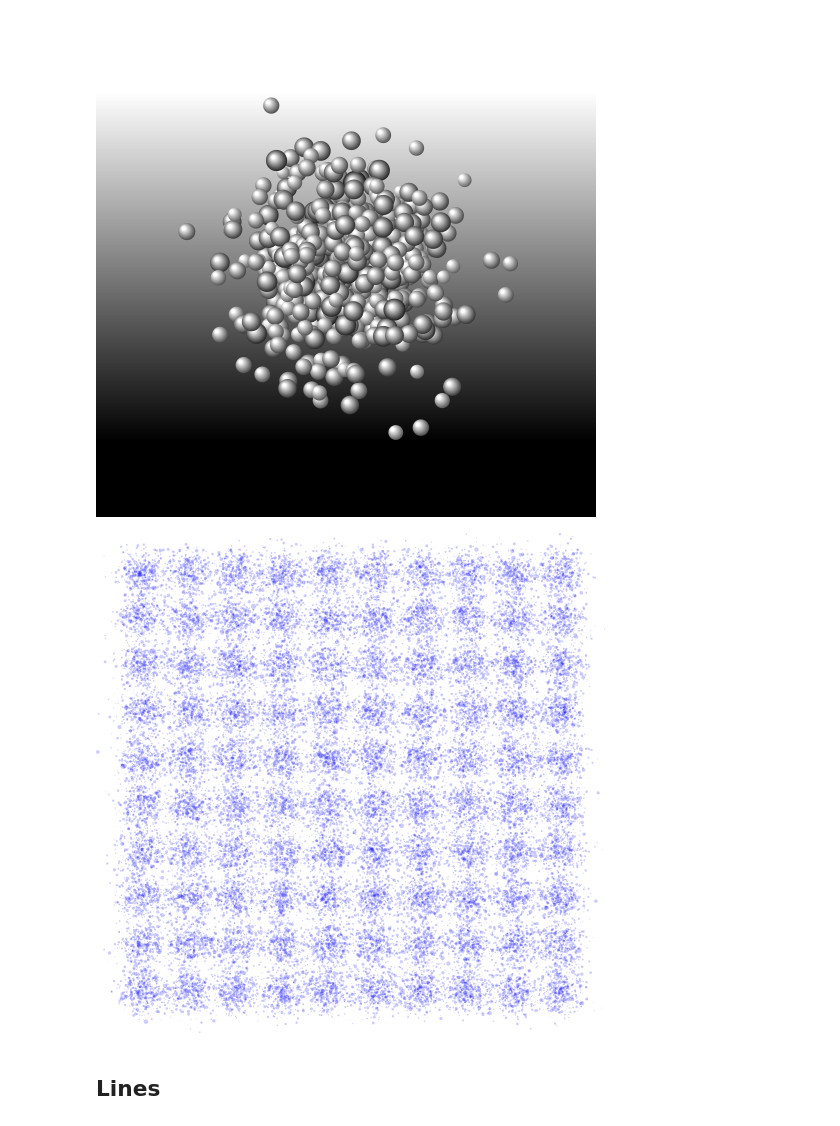
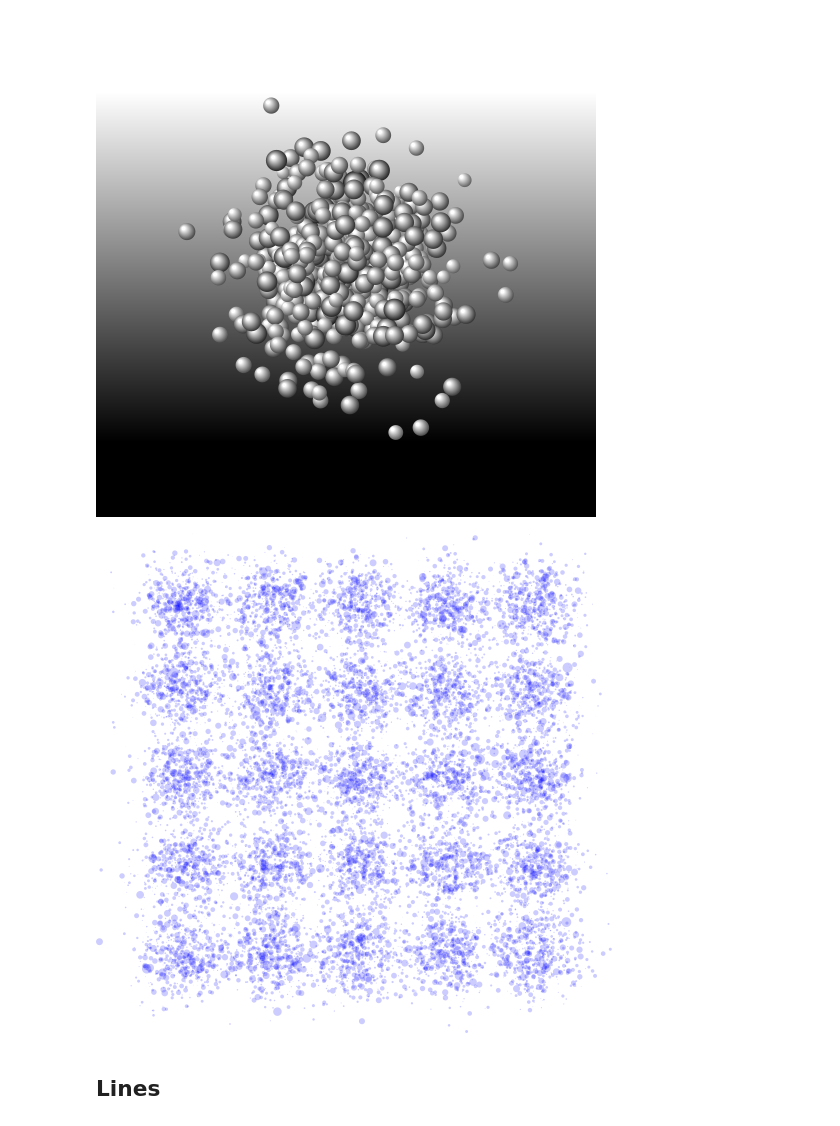
Before and after one commit to ischeinfeld/ihaskell-examples, a Jupyter notebook: randomness_and_art.ipynb, the cells around one changed output. Saved outputs shown, nothing was run; the diff lists cells and outputs as text; code cells hidden in the pictures.

Commit message:
Yet smaller image

```diff
--- a/randomness_and_art.ipynb
+++ b/randomness_and_art.ipynb
@@ -82,14 +82,14 @@ withImgHeight 500 $ diagram $ diagramPearls 500 <> rect 20 20 # fillTexture line
 # %%
 randBubbleSheet k n = do
   grid <- replicateM k $ replicateM k $ randBubbles n
   return $ hcat' distrib $ map (vcat' distrib) grid
     where distrib = (with & catMethod .~ Distrib & sep .~ 80)
 
 sampleBubbleSheet k n = sampleRVar $ randBubbleSheet k n
 
-withImgHeight 500 $ diagram $ evalState (sampleBubbleSheet 10 600) $ mkStdGen 1
+withImgHeight 500 $ diagram $ evalState (sampleBubbleSheet 5 600) $ mkStdGen 1
 # %% [output]
-[figure, old version]
+[figure, new version]
 # %% [markdown]
 ## Lines
 # %%
```
Also changed, not shown: parts of 2 cells of this notebook.
